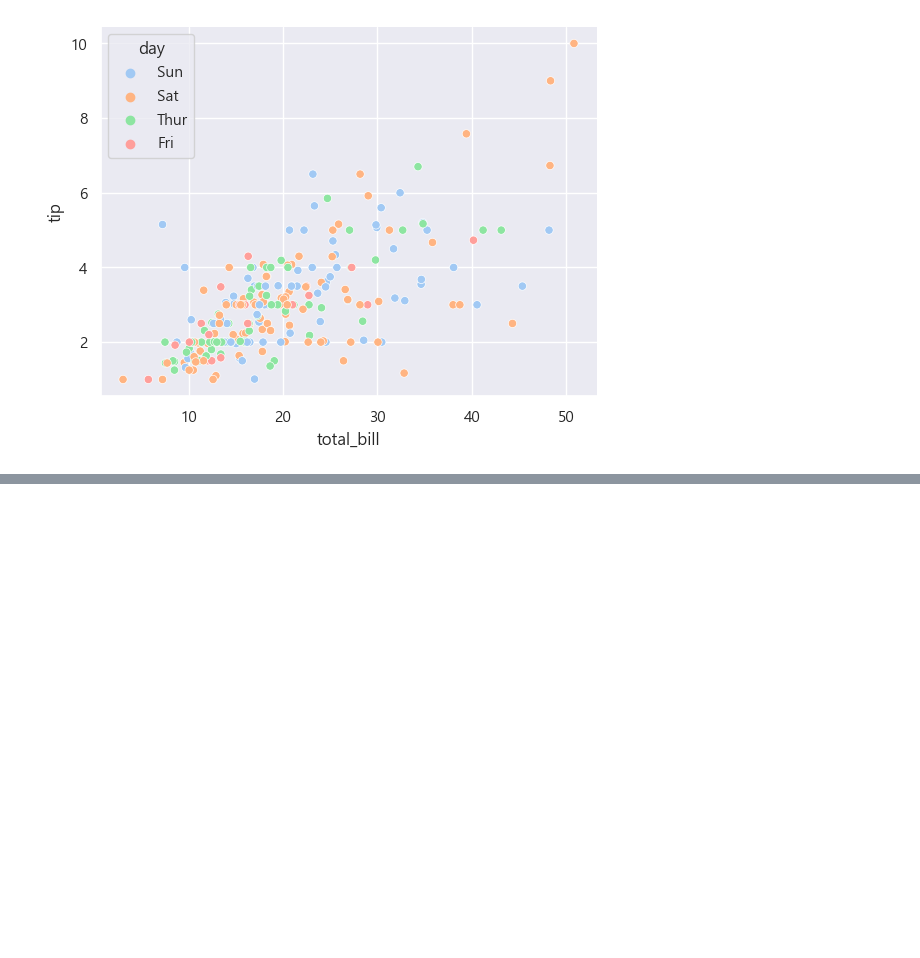
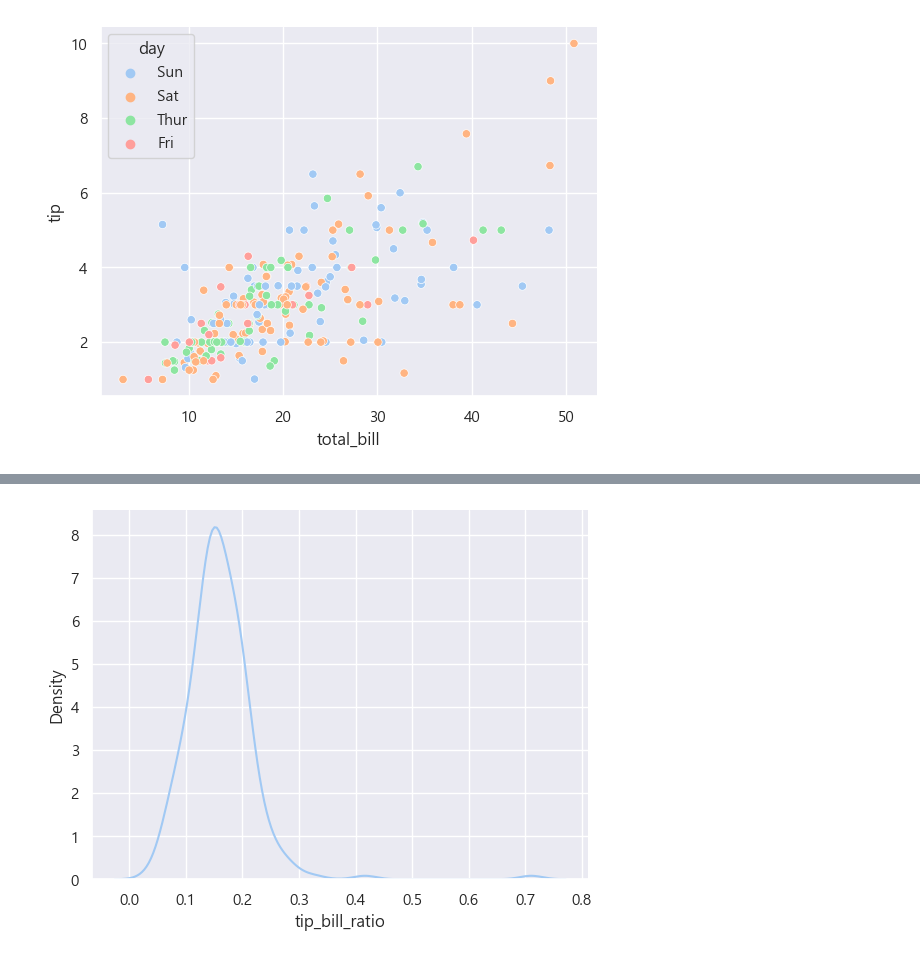
Before and after one commit to leejaesang6098/aiffel_study, a Jupyter notebook: 0811_node/by_tips.ipynb, the cells around one changed output, grey strips where cells are left out. Cells and saved outputs as stored; diff of their text form; code cells hidden in the pictures; blank space fills up the shorter version.

```diff
--- a/0811_node/by_tips.ipynb
+++ b/0811_node/by_tips.ipynb
@@ -137,0 +151,5 @@ plt.show()
+# %%
+sns.kdeplot(df['tip_bill_ratio'])
+plt.show()
+# %% [output]
+[figure, added]
```
Also changed, not shown: parts of 7 cells of this notebook.
